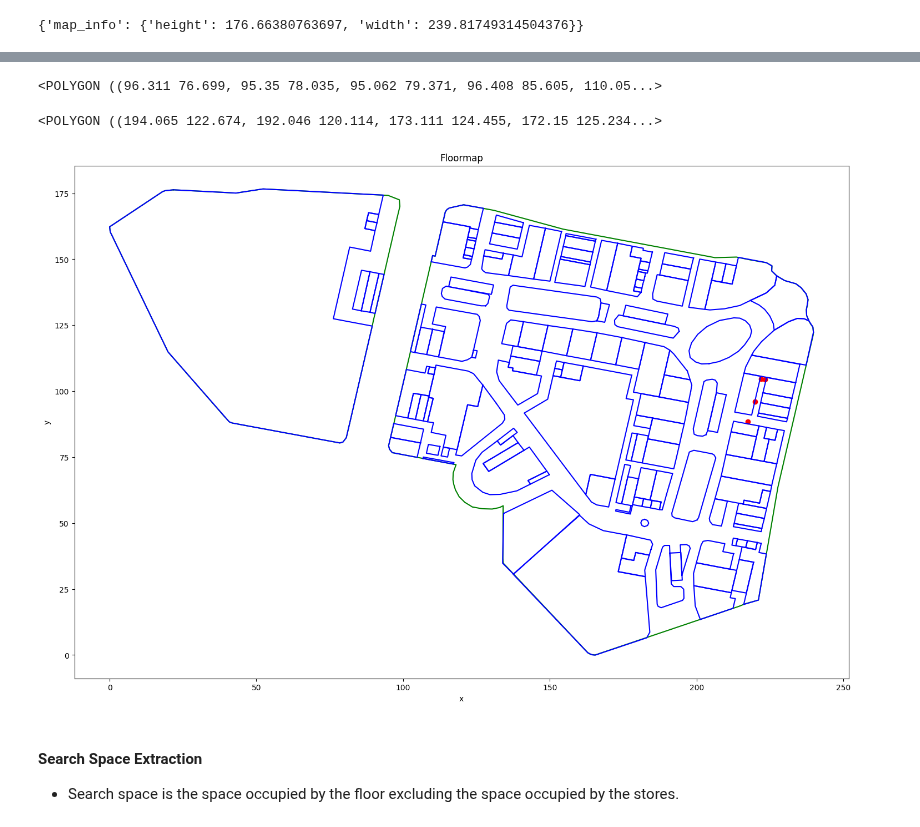
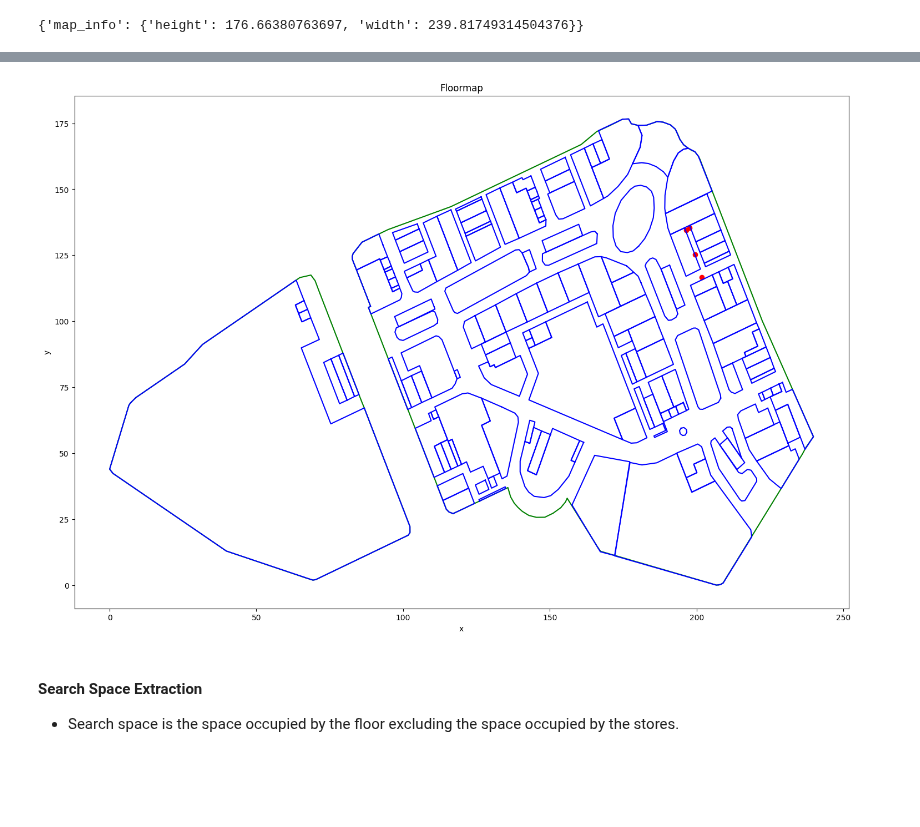
Before and after one commit to hungnd11/my-thesis, a Jupyter notebook: code/notebooks/zee.ipynb, the cells around one changed output, grey strips where cells are left out. Drawn from its saved outputs; the diff is of its cells as text; code cells hidden in the pictures; blank space fills up the shorter version.

```diff
--- a/code/notebooks/zee.ipynb
+++ b/code/notebooks/zee.ipynb
@@ -264,5 +582,19 @@ def scale(coords, x_min, y_min, x_max, y_max, width_meter, height_meter,
+# %%
+def transform_rotation(rotation_angle):
+
+  def impl(coords):
+    r_xs, r_ys = rotate(coords[:, 0], coords[:, 1], rotation_angle)
+    return np.vstack((r_xs, r_ys)).T
+
+  return impl
+# %%
+def transform_identity():
+  return lambda coords: coords
 # %%
-def extract_floor_map_geometries(floor_map, floor_info):
+def extract_floor_map_geometries(floor_map, floor_info, transform=None):
+  if transform is None:
+    transform = transform_identity()
+
   # Finding the bound of the floormap
   floor_coordinates = parse_polygon_coordinates(floor_map["features"][0])
   x_min, y_min, x_max, y_max = find_bound(floor_coordinates)
@@ -273,17 +605,29 @@ def extract_floor_map_geometries(floor_map, floor_info):
   # Scaling floormap
   for coords in floor_coordinates:
     scale(coords, x_min, y_min, x_max, y_max, width_meter, height_meter, inplace=True)
-
-  floor_polygons = [Polygon(coords) for coords in floor_coordinates]
+    coords[:] = transform(coords)
 
   # Extract store polygons
-  store_polygons = []
+  store_coordinates = []
 
   for geojson_feature in floor_map["features"][1:]:
     polygons = parse_polygon_coordinates(geojson_feature)
     # In-place normalization
     for coords in polygons:
       scale(coords, x_min, y_min, x_max, y_max, width_meter, height_meter, inplace=True)
-      store_polygons.append(Polygon(coords))
+      coords[:] = transform(coords)
+      store_coordinates.append(coords)
+
+  # Scaling transformed coordinates
+  x_min, y_min, x_max, y_max = find_bound(floor_coordinates)
+
+  for coords in floor_coordinates:
+    scale(coords, x_min, y_min, x_max, y_max, width_meter, height_meter, inplace=True)
+
+  for coords in store_coordinates:
+    scale(coords, x_min, y_min, x_max, y_max, width_meter, height_meter, inplace=True)
+
+  floor_polygons = [Polygon(coords) for coords in floor_coordinates]
+  store_polygons = [Polygon(coords) for coords in store_coordinates]
 
   return floor_polygons, store_polygons, x_min, y_min, x_max, y_max, width_meter, height_meter
@@ -296,33 +634,30 @@ Wall time: 9.95 ms
-# %%
-floor_polygons[0]
-# %% [output]
-<POLYGON ((96.311 76.699, 95.35 78.035, 95.062 79.371, 96.408 85.605, 110.05...>
-# %%
-store_polygons[0]
-# %% [output]
-<POLYGON ((194.065 122.674, 192.046 120.114, 173.111 124.455, 172.15 125.234...>
 # %%
+transform_func = transform_rotation(rotation_angle)
+floor_polygons, store_polygons, x_min, y_min, x_max, y_max, width_meter, height_meter = extract_floor_map_geometries(floor_map, floor_info, transform=transform_func)
+
 fig, ax = plt.subplots(1, 1, figsize=(18, 12))
 
 for floor_polygon in floor_polygons:
   x, y = floor_polygon.exterior.xy
   ax.plot(x, y, color="green", label="floor")
 
 for store_polygon in store_polygons:
   x, y = store_polygon.exterior.xy
   ax.plot(x, y, color="blue", label="store")
 
 ax.set_xlabel("x")
 ax.set_ylabel("y")
 ax.set_title("Floormap")
 
 # Adding ground-truth location
-ax.scatter(gt_location[:, 0], gt_location[:, 1], marker="o", color="red")
+r_gt_location = transform_func(gt_location)
+scale(r_gt_location, x_min, y_min, x_max, y_max, width_meter, height_meter, inplace=True)
+ax.scatter(r_gt_location[:, 0], r_gt_location[:, 1], marker="o", color="red")
 
 plt.ticklabel_format(useOffset=False)
 plt.show()
 # %% [output]
-[figure, old version]
+[figure, new version]
 # %% [markdown]
 #### Search Space Extraction
 
```
Also changed, not shown: parts of 56 cells of this notebook.
